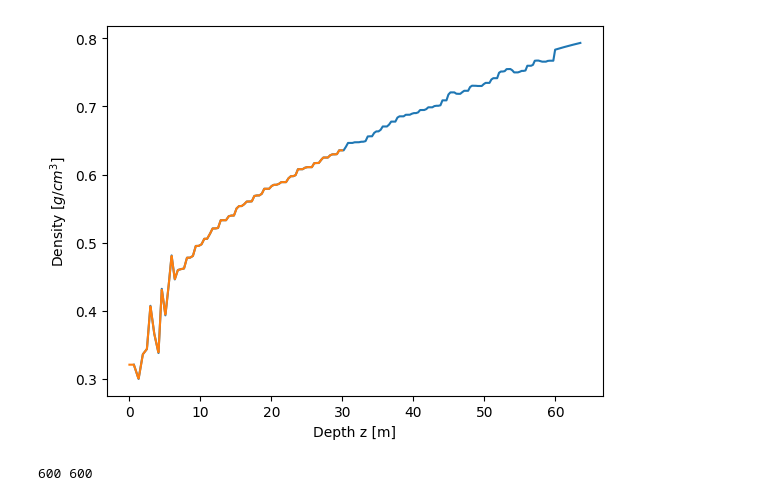
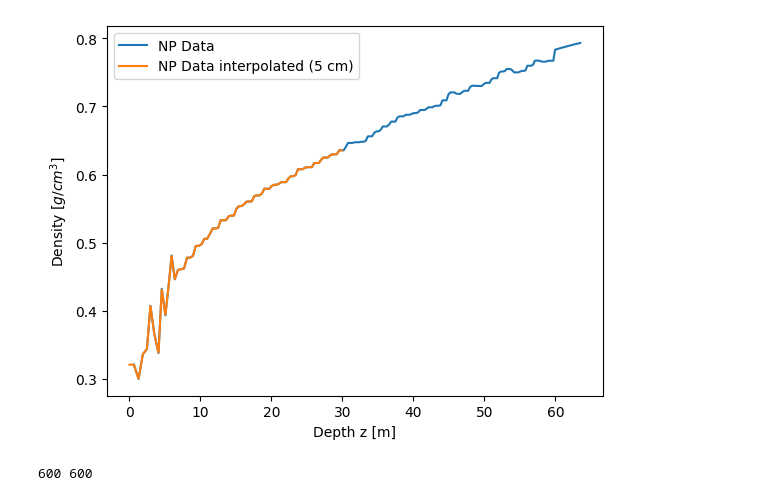
Before and after one commit to aali04/paraprop_research, a Jupyter notebook: example_td_arish.ipynb, the cells around one changed output. Saved outputs shown, nothing was run; the diff lists cells and outputs as text; code cells hidden in the pictures.

```diff
--- a/example_td_arish.ipynb
+++ b/example_td_arish.ipynb
@@ -31,33 +31,34 @@ x = sim.get_x()
 # %%
 ### NOTE: define n before defining source ###
 def get_profile_from_file(fname):
     profile_data = np.genfromtxt(fname)
     z_profile = profile_data[:,0]
     n_profile = profile_data[:,1]
     return n_profile, z_profile
 
 ### an example of defining n as a function of z (also can be done using a vector, see implementation) ###
 rho_vec0, z_vec0 = get_profile_from_file('NP_data_dzb.txt')
 rho_vec0 = rho_vec0/1e3
 
 A0 = 1.0
 B0 = 0.841
 def rho2refindex(rho, A, B):
     return A + B * rho
 
 z_vec = np.arange(0, iceDepth, dz)
 rho_vec = np.interp(z_vec, z_vec0, rho_vec0)
 
 n_vec = rho2refindex(rho_vec, A0, B0)
 
 
 plt.plot(z_vec0, rho_vec0,label='NP Data')
 plt.plot(z_vec, rho_vec,label='NP Data interpolated (5 cm)')
 plt.ylabel(r'Density [$g/cm^{3}$]')
 plt.xlabel('Depth z [m]')
+plt.legend()
 plt.show()
 # %% [output]
-[figure, old version]
+[figure, new version]
 # %%
 print(len(n_vec), len(z_vec))
 # %% [output]
```
Also changed, not shown: parts of 11 cells of this notebook, 2 other files.
